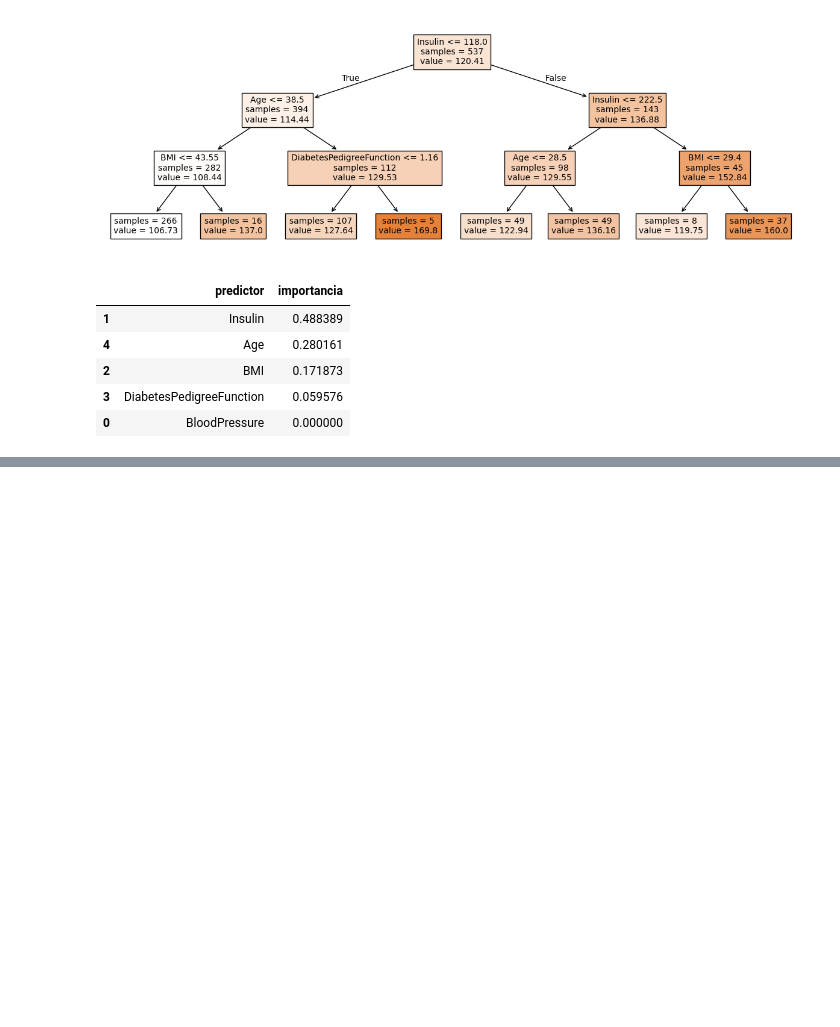
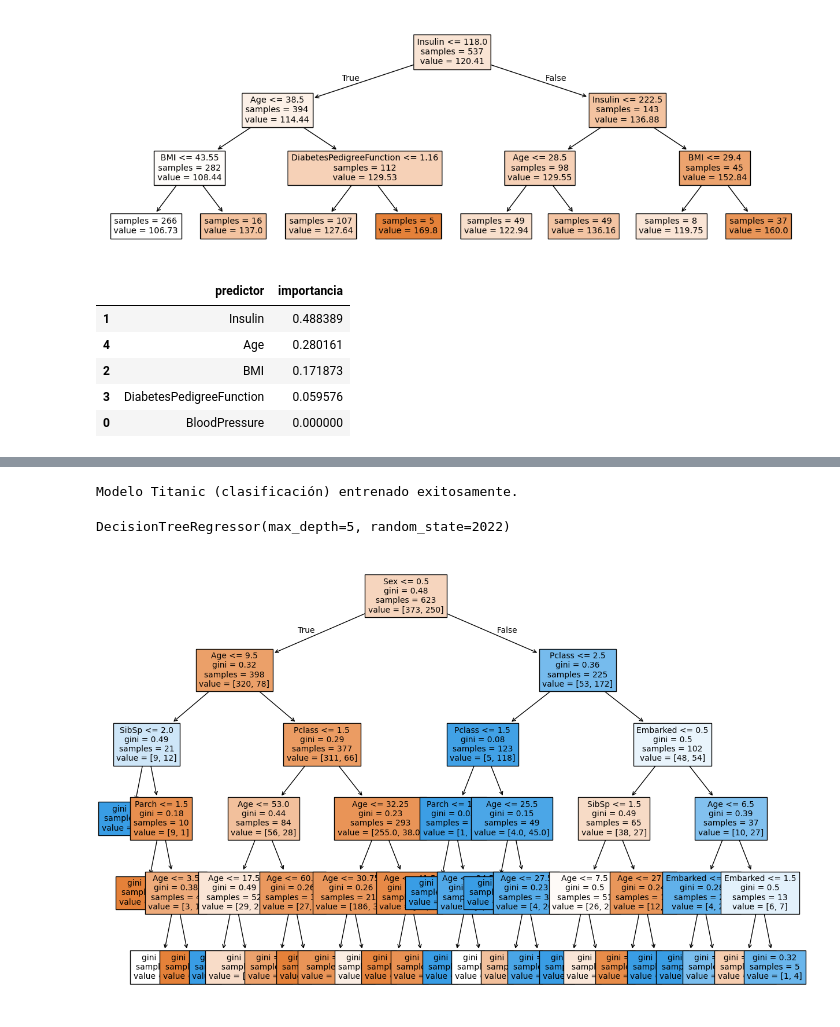
Before and after one commit to Sj-kronton/IA_2025, a Jupyter notebook: arboles.ipynb, the cells around one changed output, grey strips where cells are left out. Saved outputs shown, nothing was run; the diff lists cells and outputs as text; code cells hidden in the pictures; blank space fills up the shorter version.

```diff
--- a/arboles.ipynb
+++ b/arboles.ipynb
@@ -525,0 +598,5 @@ importancia_predictores2.sort_values(by="importancia", ascending=False)
+# %%
+#convertir y arreglar datos que sean String
+#female=1 male=0
+titanic["Sex"] = titanic["Sex"].replace({"male": 0, "female": 1})
+titanic.head()
@@ -525,0 +618,3 @@ importancia_predictores2.sort_values(by="importancia", ascending=False)
+# %%
+titanic["Embarked"] = titanic["Embarked"].replace({"S": 0, "C": 1, "Q": 2})
+titanic.head()
@@ -525,0 +659,27 @@ importancia_predictores2.sort_values(by="importancia", ascending=False)
+# %%
+x_Entrenotitanic, x_Validotitanic, y_Entrenotitanic, y_Validotitanic = train_test_split(titanic.drop(columns="Survived"), titanic["Survived"],train_size=.7,random_state=1279)
+x_Entrenohouse, x_Validohouse, y_Entrenohouse, y_Validohouse = train_test_split(house.drop(columns="median_house_value"), house["median_house_value"],train_size=.7,random_state=1279)
+# %%
+# Entrenar el modelo de clasificación en los datos de entrenamiento de Titanic
+modelo_ar_titanic.fit(x_Entrenotitanic, y_Entrenotitanic)
+
+print("Modelo Titanic (clasificación) entrenado exitosamente.")
+# %% [output]
+Modelo Titanic (clasificación) entrenado exitosamente.
+# %%
+modelo_ar_house.fit(x_Entrenohouse, y_Entrenohouse)
+# %% [output]
+DecisionTreeRegressor(max_depth=5, random_state=2022)
+# %%
+fig,ax=plt.subplots(figsize=(15,10)) #arbol titanic
+plot=plot_tree(
+    decision_tree=modelo_ar_titanic,
+    feature_names=titanic.drop(columns="Survived").columns,
+    filled=True,
+    impurity=True, # Cambiado a True para mostrar Gini
+    fontsize=10,
+    precision=2,
+    ax=ax
+)
+# %% [output]
+[figure, added]
```
Also changed, not shown: parts of 25 cells of this notebook.
